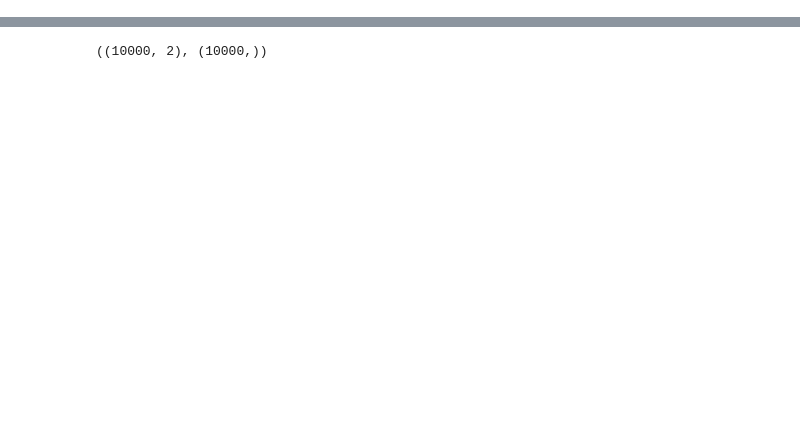
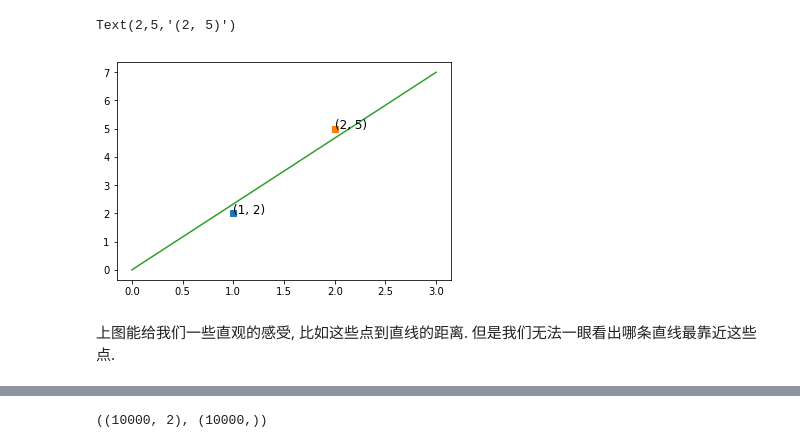
Before and after one commit to wlxiong/learn-ml-the-hard-way, a Jupyter notebook: 1-linear-regression.ipynb, the cells around one changed output, grey strips where cells are left out. Drawn from its saved outputs; the diff is of its cells as text; code cells hidden in the pictures; blank space fills up the shorter version.

```diff
--- a/1-linear-regression.ipynb
+++ b/1-linear-regression.ipynb
@@ -4,0 +92,16 @@ https://gluon.mxnet.io/chapter02_supervised-learning/linear-regression-scratch.h
+# %%
+import numpy as np
+import matplotlib.pyplot as plt
+%matplotlib inline
+
+p1 = (1, 2)
+p2 = (2, 5)
+line = zip(np.array([0, 0]), np.array([3, 7]))
+plt.plot(*p1, 's', *p2, 's', *line)
+plt.text(*p1, "(%d, %d)" % (*p1,), fontsize='large')
+plt.text(*p2, "(%d, %d)" % (*p2,), fontsize='large')
+# %% [output]
+Text(2,5,'(2, 5)')
+[figure, added]
+# %% [markdown]
+上图能给我们一些直观的感受, 比如这些点到直线的距离. 但是我们无法一眼看出哪条直线最靠近这些点.
```
Also changed, not shown: parts of 20 cells of this notebook, 2 other files.
